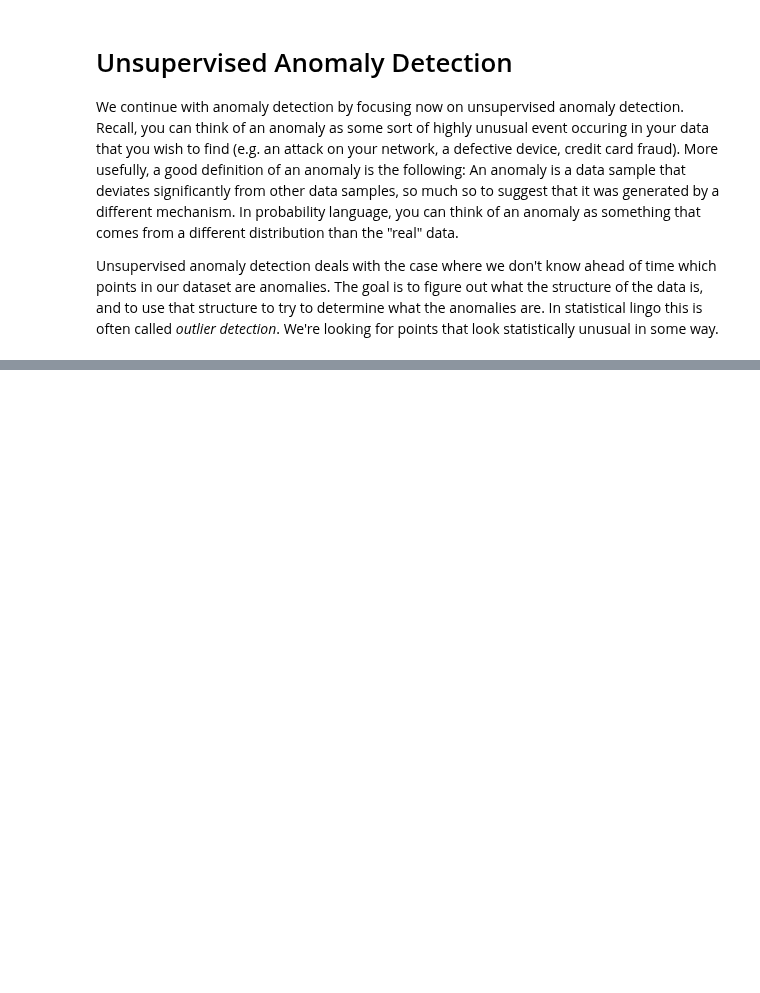
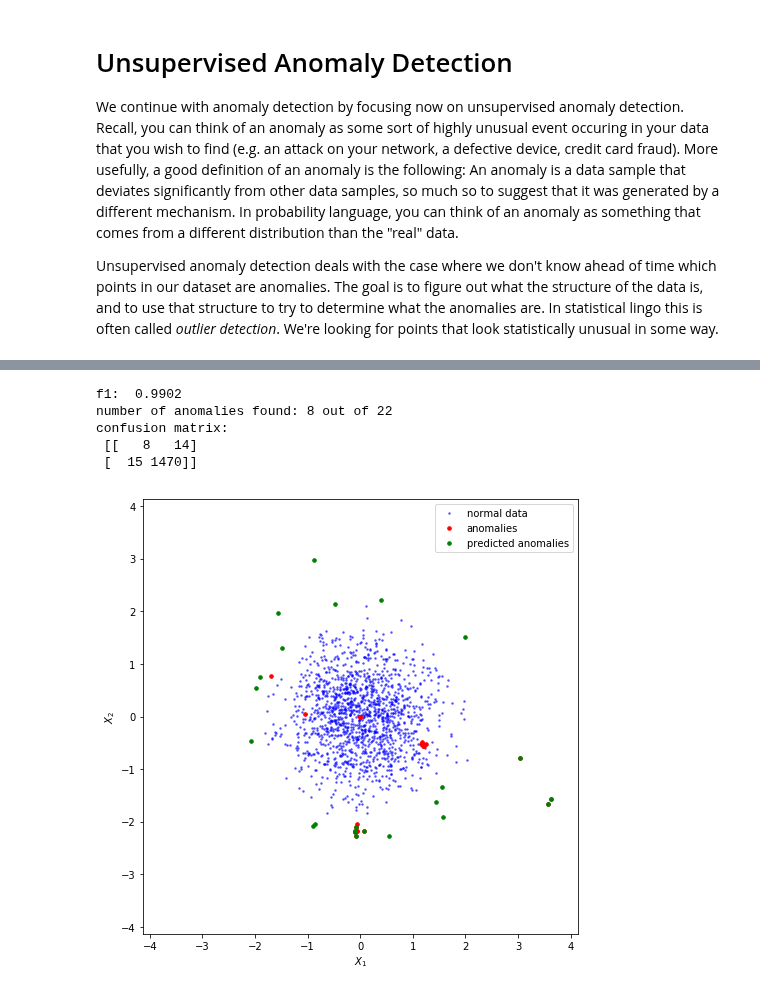
Before and after one commit to rkingery/ml_tutorials, a Jupyter notebook: unsupervised_anomalies.ipynb, the cells around one changed output, grey strips where cells are left out. Cells and saved outputs as stored; diff of their text form; code cells hidden in the pictures; blank space fills up the shorter version.

```diff
--- a/unsupervised_anomalies.ipynb
+++ b/unsupervised_anomalies.ipynb
@@ -61,0 +111,14 @@ plot_data(X,neg_samples,pos_samples)
+# %%
+model = IsolationForest(contamination=0.015)
+model.fit(X)
+yhat = model.predict(X)
+
+get_scores(y,yhat)
+plot_data(X,y,yhat)
+# %% [output]
+f1:  0.9902
+number of anomalies found: 8 out of 22
+confusion matrix:
+ [[   8   14]
+ [  15 1470]]
+[figure, added]
```
Also changed, not shown: parts of 8 cells of this notebook.
